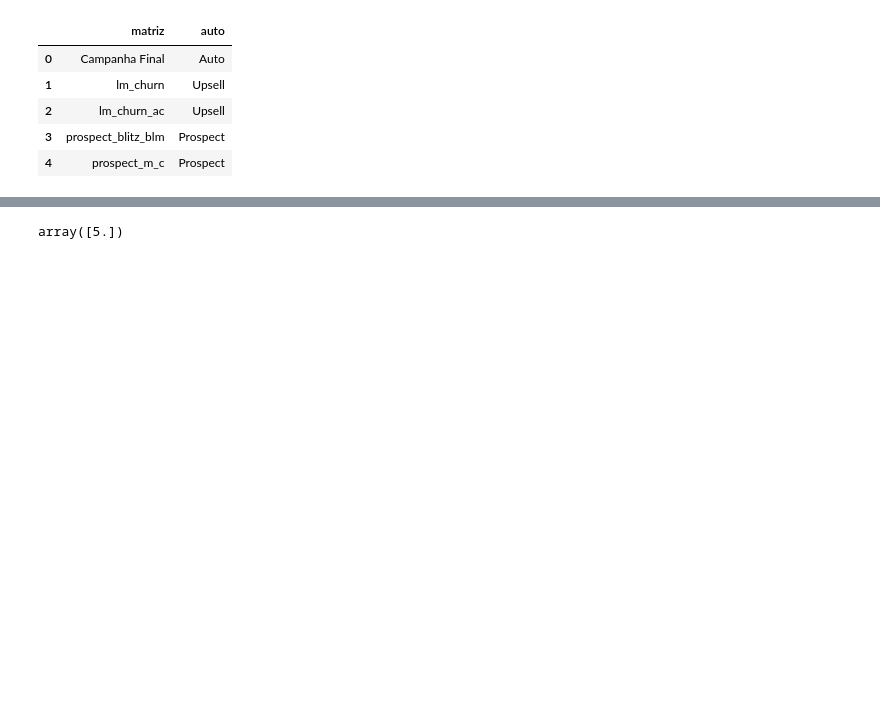
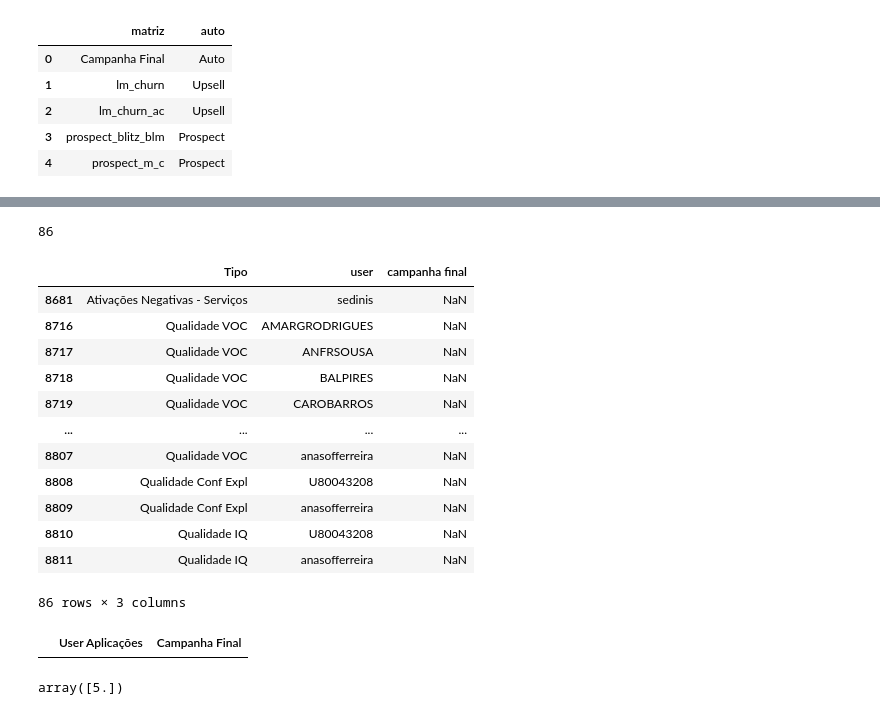
Before and after one commit to josepmatias/ONE, a Jupyter notebook: auto_one.ipynb, the cells around one changed output, grey strips where cells are left out. Saved outputs shown, nothing was run; the diff lists cells and outputs as text; code cells hidden in the pictures; blank space fills up the shorter version.

```diff
--- a/auto_one.ipynb
+++ b/auto_one.ipynb
@@ -40,6 +40,9 @@ activacoes_df=pd.read_excel(servicos_nome, sheet_name=servicos_folha)
 
 #formatar coluna "CAV" na listagem de activações
 activacoes_df["CAV"]=activacoes_df.loc[activacoes_df["CAV"].isna()==False, "CAV"].apply(lambda i: str(i).split(".")[0])
+
+#criar coluna "user 2" na listagem de activações
+activacoes_df["user 2"]=activacoes_df["user"].apply(lambda i: i.strip()).apply(lambda i: i.lower())
 activacoes_df.head()
 # %% [output]
 |  | Mês de Fecho | Order Item | CAV | SFID | Parceiro | Tipo | Negócio | Service Account | ... |
@@ -99,3 +109,32 @@ ValueError: You are trying to merge on object and int64 columns. If you wish to
+# %%
+#determinar quantos CAV não têm campanha final - provavelmente foi usado o cav alternativo
+
+print(activacoes_df.iloc[:, -1].isna().sum())
+activacoes_df.loc[activacoes_df.iloc[:, -1].isna()==True, ["Tipo","user", "campanha final"]].drop_duplicates()
+
+
+#activacoes_df.loc[activacoes_df["CAV"].isna()==True, "user"].unique()
+
+#activacoes_df["user"].isna().sum()
+# %% [output]
+86
+|  | Tipo | user | campanha final |
+| 8681 | Ativações Negativas - Serviços | sedinis | NaN |
+| 8716 | Qualidade VOC | AMARGRODRIGUES | NaN |
+| 8717 | Qualidade VOC | ANFRSOUSA | NaN |
+| 8718 | Qualidade VOC | BALPIRES | NaN |
+| 8719 | Qualidade VOC | CAROBARROS | NaN |
+| ... | ... | ... | ... |
+| 8807 | Qualidade VOC | anasofferreira | NaN |
+| 8808 | Qualidade Conf Expl | U80043208 | NaN |
+| 8809 | Qualidade Conf Expl | anasofferreira | NaN |
+| 8810 | Qualidade IQ | U80043208 | NaN |
+| 8811 | Qualidade IQ | anasofferreira | NaN |
+86 rows × 3 columns
+# %%
+cadastro_auto.loc[cadastro_auto["User Aplicações"]=="AMARGRODRIGUES"]
+# %% [output]
+|  | User Aplicações | Campanha Final |
 # %%
 #activacoes_df.columns
 #activacoes_df[["Tipo", "Negócio", "Upfront €"]]
```
Also changed, not shown: parts of 4 cells of this notebook.
